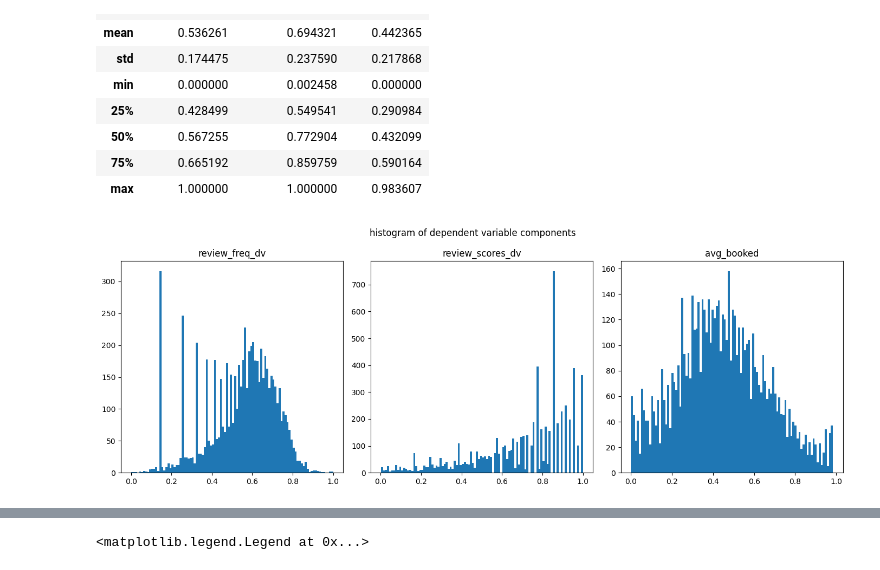
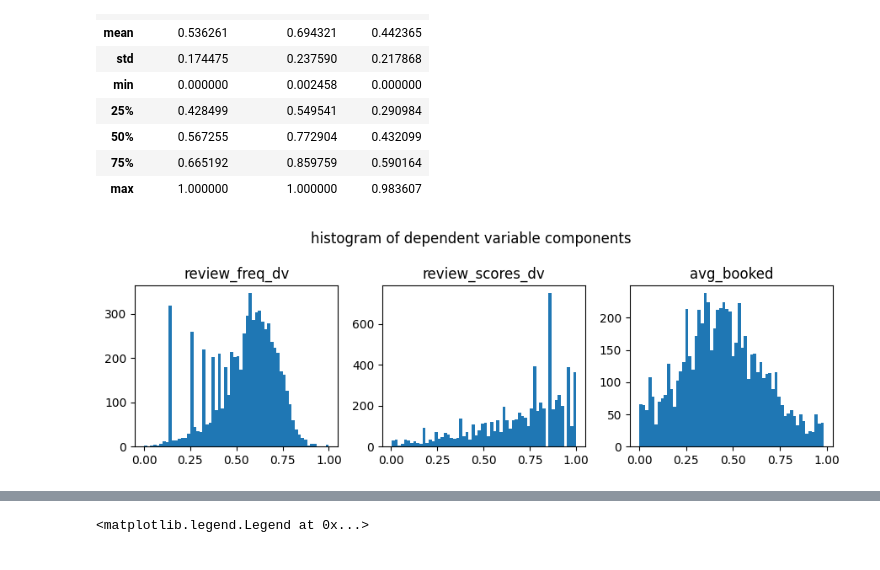
Before and after one commit to sakshi1989/DSBA_6211_Airbnb_Nashville, a Jupyter notebook: Question 3 (Emil & Rich)/dependent_var_es.ipynb, the cells around one changed output, grey strips where cells are left out. Saved outputs shown, nothing was run; the diff lists cells and outputs as text; code cells hidden in the pictures.

```diff
--- a/Question 3 (Emil & Rich)/dependent_var_es.ipynb
+++ b/Question 3 (Emil & Rich)/dependent_var_es.ipynb
@@ -200,10 +204,11 @@ df_listings = df_listings[df_listings['reviews_per_day'] < 1]
 # %%
 # log transform the reviews_per_day column
 df_listings['review_freq_dv'] = np.log((df_listings['reviews_per_day']+0.001))
-df_listings['review_freq_dv'] = (df_listings['review_freq_dv']-df_listings['review_freq_dv'].min())/(df_listings['review_freq_dv'].max()-df_listings['review_freq_dv'].min())
-# df_listings['review_freq_dv'] = np.log((df_listings['reviews_per_day']+0.001)/(df_listings['reviews_per_day']+0.001).max())
+df_listings['review_freq_dv'] = (df_listings['review_freq_dv']-df_listings['review_freq_dv'].min())/(
+                                df_listings['review_freq_dv'].max()-df_listings['review_freq_dv'].min())
 len(df_listings)
 
+plt.figure(figsize=(7,3))
 plt.subplot(1, 2, 1)
 df_listings['reviews_per_day'].hist(bins=30)
 plt.title('before transformation')
@@ -297,18 +306,18 @@ df_combined[['review_freq_dv', 'review_scores_dv', 'avg_booked']].describe()
 | 75% | 0.665192 | 0.859759 | 0.590164 |
 | max | 1.000000 | 1.000000 | 0.983607 |
 # %%
-fig, ax = plt.subplots(1, 3, figsize=(14,5), sharey=False)
+fig, ax = plt.subplots(1, 3, figsize=(9,3), sharey=False)
 fig.suptitle('histogram of dependent variable components')
 ax[0].set_title('review_freq_dv')
-ax[0].hist(df_combined['review_freq_dv'],bins=100)
+ax[0].hist(df_combined['review_freq_dv'],bins=60)
 ax[1].set_title('review_scores_dv')
-ax[1].hist(df_combined['review_scores_dv'],bins=100)
+ax[1].hist(df_combined['review_scores_dv'],bins=60)
 ax[2].set_title('avg_booked')
-ax[2].hist(df_combined['avg_booked'],bins=100)
+ax[2].hist(df_combined['avg_booked'],bins=60)
 
 fig.tight_layout()
 # %% [output]
-[figure, old version]
+[figure, new version]
 # %%
 wght_review_freq= 1
 wght_review_score = 0.2
```
Also changed, not shown: parts of 6 cells of this notebook, 1 other file.
